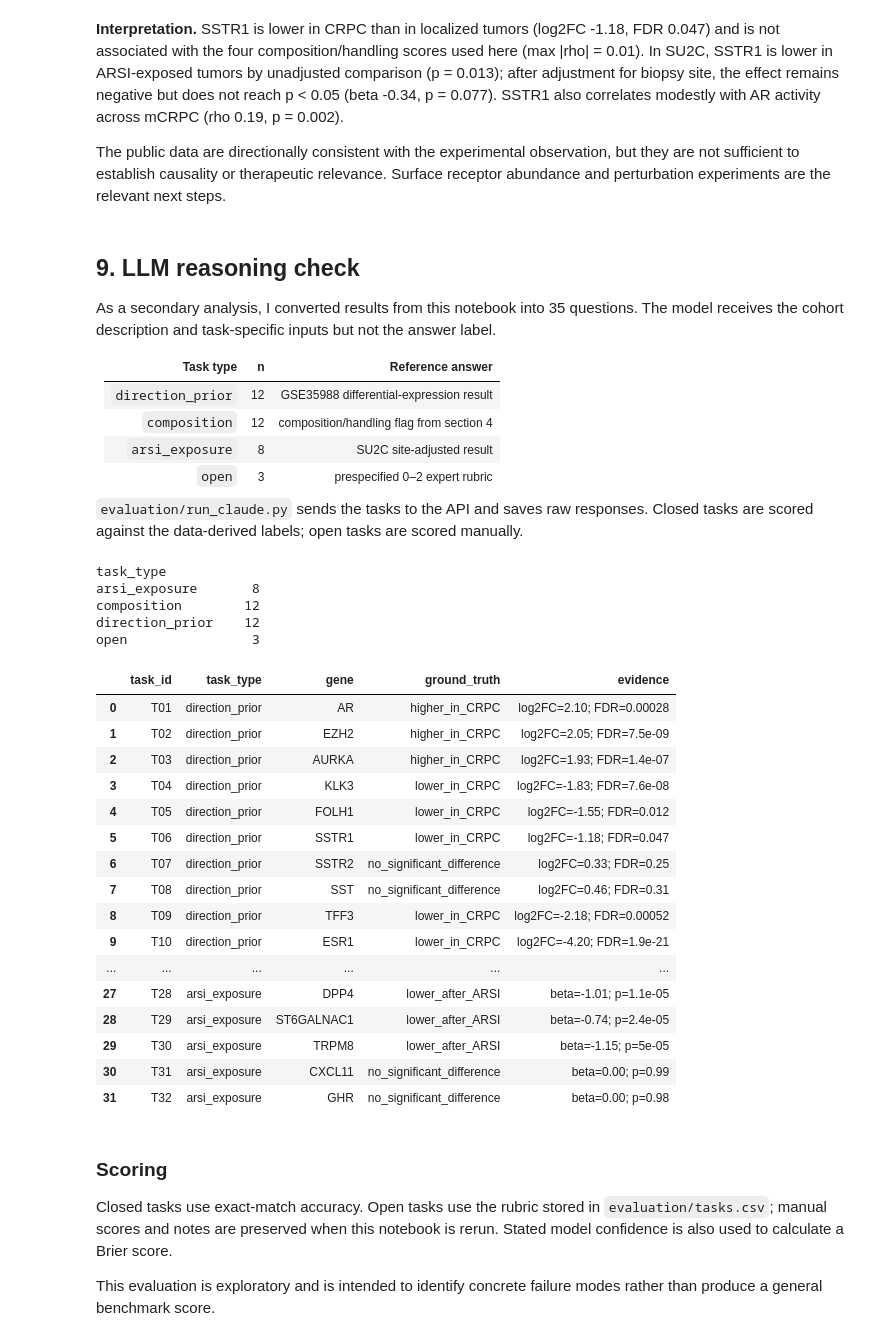
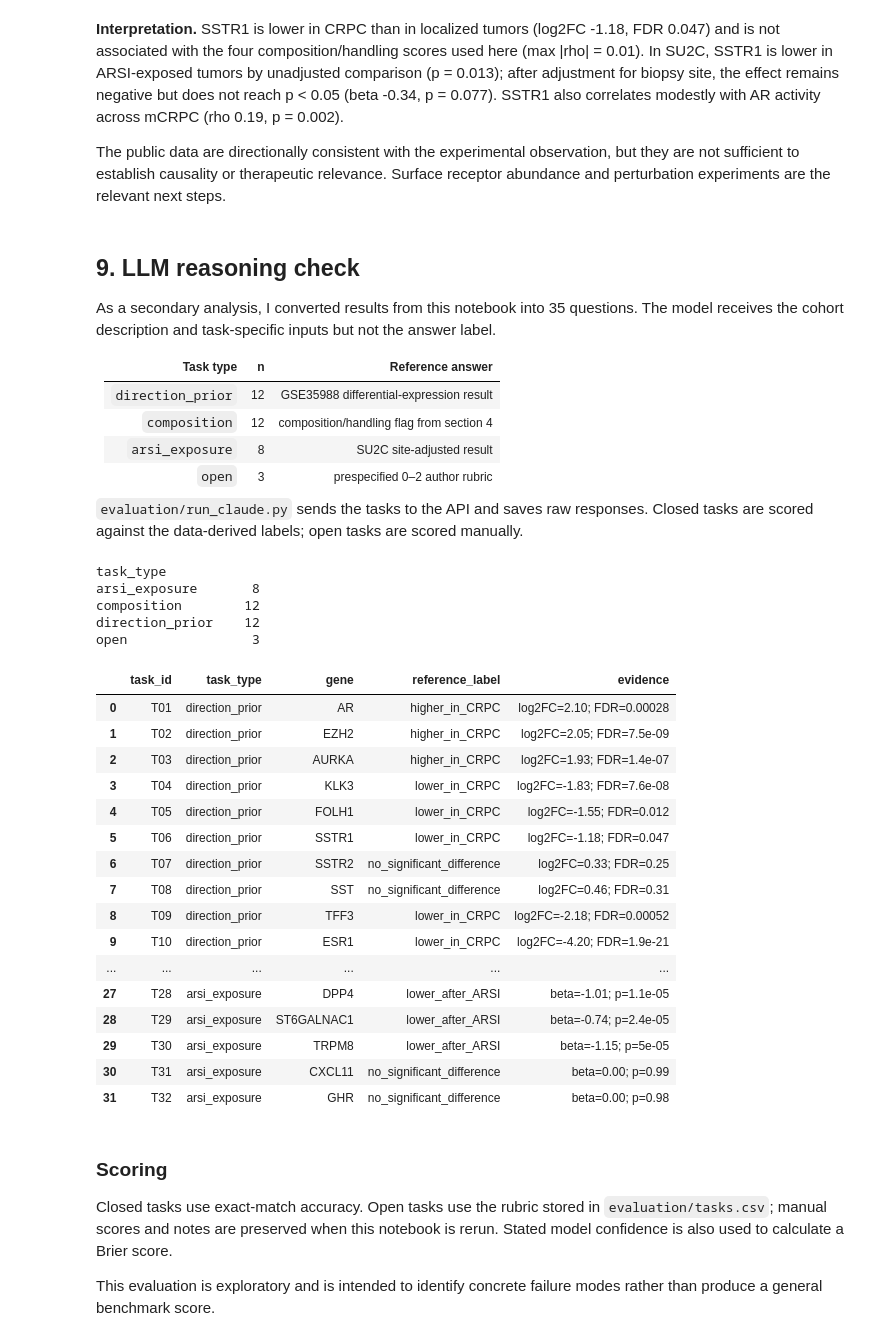
Before and after one commit to Shu-Chenzy/prostate-ai-hypothesis-evaluation, a Jupyter notebook: notebooks/prostate_cancer_analysis.ipynb, the cells around one changed output. Drawn from its saved outputs; the diff is of its cells as text; code cells hidden in the pictures.

```diff
--- a/notebooks/prostate_cancer_analysis.ipynb
+++ b/notebooks/prostate_cancer_analysis.ipynb
@@ -637,7 +637,7 @@ As a secondary analysis, I converted results from this notebook into 35 question
 | `direction_prior` | 12 | GSE35988 differential-expression result |
 | `composition` | 12 | composition/handling flag from section 4 |
 | `arsi_exposure` | 8 | SU2C site-adjusted result |
-| `open` | 3 | prespecified 0–2 expert rubric |
+| `open` | 3 | prespecified 0–2 author rubric |
 
 `evaluation/run_claude.py` sends the tasks to the API and saves raw responses. Closed tasks are scored against the data-derived labels; open tasks are scored manually.
 # %%
@@ -663,7 +663,7 @@ for gene in ["AR", "EZH2", "AURKA", "KLK3", "FOLH1", "SSTR1", "SSTR2", "SST", "T
         "question": f"{COHORT_GSE}\n\nWithout access to the data, predict how {gene} mRNA in metastatic CRPC compares with "
                     f"localized prostate cancer in this dataset.",
         "answer_options": "higher_in_CRPC|lower_in_CRPC|no_significant_difference",
-        "ground_truth": label(r.log2FC, r.FDR, FDR_MAX, "higher_in_CRPC", "lower_in_CRPC"),
+        "reference_label": label(r.log2FC, r.FDR, FDR_MAX, "higher_in_CRPC", "lower_in_CRPC"),
         "evidence": f"log2FC={r.log2FC:.2f}; FDR={r.FDR:.2g}",
     })
 
@@ -679,7 +679,7 @@ for gene, r in pd.concat([comp_pos, comp_neg]).sort_values("p").iterrows():
                     f"(tumor_intrinsic) or a difference in non-cancer cell content or tissue handling between surgical "
                     f"and autopsy samples (composition_or_handling)?",
         "answer_options": "tumor_intrinsic|composition_or_handling",
-        "ground_truth": "composition_or_handling" if r.composition_flag else "tumor_intrinsic",
+        "reference_label": "composition_or_handling" if r.composition_flag else "tumor_intrinsic",
         "evidence": f"max rho={r.composition_rho:.2f} ({r.composition_driver})",
     })
 
@@ -692,7 +692,7 @@ for gene in dict.fromkeys(["AR", "SSTR1", "EZH2"] + tier1 + tier2):
         "question": f"{COHORT_SU2C}\n\nWithout access to the data, predict how {gene} mRNA in ARSI-exposed tumors compares "
                     f"with ARSI-naive tumors.",
         "answer_options": "higher_after_ARSI|lower_after_ARSI|no_significant_difference",
-        "ground_truth": label(r.su2c_beta_ARSI, r.su2c_p, 0.05, "higher_after_ARSI", "lower_after_ARSI"),
+        "reference_label": label(r.su2c_beta_ARSI, r.su2c_p, 0.05, "higher_after_ARSI", "lower_after_ARSI"),
         "evidence": f"beta={r.su2c_beta_ARSI:.2f}; p={r.su2c_p:.2g}",
     })
 
@@ -700,37 +700,37 @@ OPEN = [
     ("FOSB",
      f"{COHORT_GSE}\n\nFOSB, FOS and EGR1 are among the most strongly decreased genes in CRPC compared with localized tumors. "
      "What is the most likely explanation, and how would you check it in this dataset?",
      "2 = identifies immediate-early gene induction from surgical warm ischemia / handling in prostatectomy samples (vs "
      "autopsy) and proposes checking co-variation with an IEG score or tissue-handling metadata; 1 = gives a plausible "
      "biological or composition argument without the handling artifact; 0 = treats it as a resistance driver."),
     ("SSTR1",
      "Which clinically available drugs engage somatostatin receptor 1 (SSTR1), and how selective are they?",
      "2 = names pasireotide as the approved analog with meaningful SSTR1 affinity, states that octreotide and lanreotide "
      "bind SSTR1 weakly, and notes there is no approved SSTR1-selective agonist; 1 = partly correct; 0 = claims octreotide "
      "or lanreotide are SSTR1 agonists or invents a selective drug."),
     ("SSTR1",
      "SSTR1 mRNA is lower in ARSI-resistant prostate cancer. Propose the single most informative first experiment to test "
      "whether loss of SSTR1 contributes causally to enzalutamide resistance, including controls and the expected result.",
      "2 = isogenic gain- and loss-of-function in an ARSI-sensitive and a matched resistant model, enzalutamide dose "
      "response as readout, rescue or ligand-dependence control, falsifiable prediction; 1 = reasonable but missing "
      "controls or causal logic; 0 = correlative only or infeasible."),
 ]
 for gene, q, rubric in OPEN:
-    tasks.append({"task_type": "open", "gene": gene, "scoring": "expert", "question": q,
-                  "answer_options": "", "ground_truth": rubric, "evidence": ""})
+    tasks.append({"task_type": "open", "gene": gene, "scoring": "manual_author", "question": q,
+                  "answer_options": "", "reference_label": rubric, "evidence": ""})
 
 tasks = pd.DataFrame(tasks)
 tasks.insert(0, "task_id", [f"T{i:02d}" for i in range(1, len(tasks) + 1)])
 tasks.to_csv(EVAL / "tasks.csv", index=False)
 print(tasks.groupby("task_type").size().to_string())
-tasks[["task_id", "task_type", "gene", "ground_truth", "evidence"]].query("task_type != 'open'")
+tasks[["task_id", "task_type", "gene", "reference_label", "evidence"]].query("task_type != 'open'")
 # %% [output]
 task_type
 arsi_exposure       8
 composition        12
 direction_prior    12
 open                3
-|  | task_id | task_type | gene | ground_truth | evidence |
+|  | task_id | task_type | gene | reference_label | evidence |
 | 0 | T01 | direction_prior | AR | higher_in_CRPC | log2FC=2.10; FDR=0.00028 |
 | 1 | T02 | direction_prior | EZH2 | higher_in_CRPC | log2FC=2.05; FDR=7.5e-09 |
 | 2 | T03 | direction_prior | AURKA | higher_in_CRPC | log2FC=1.93; FDR=1.4e-07 |
```
Also changed, not shown: parts of 1 cell of this notebook, 4 other files.
